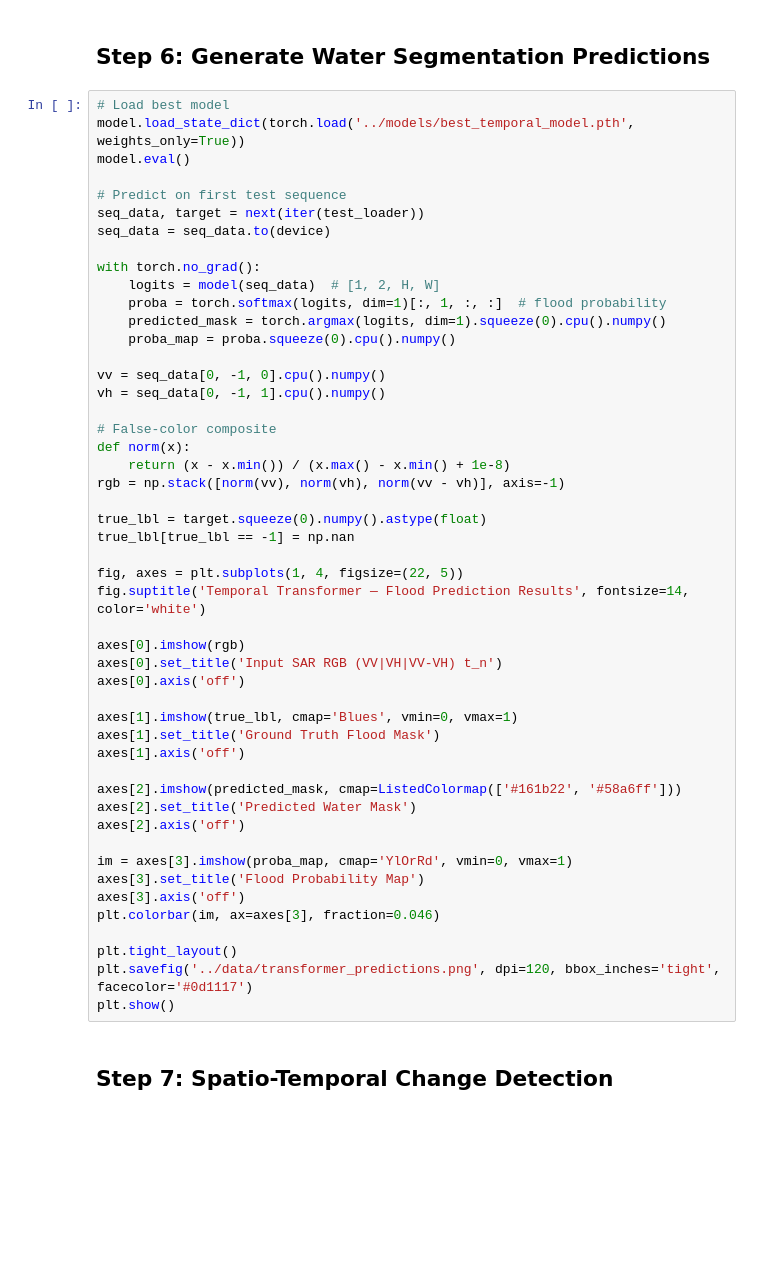
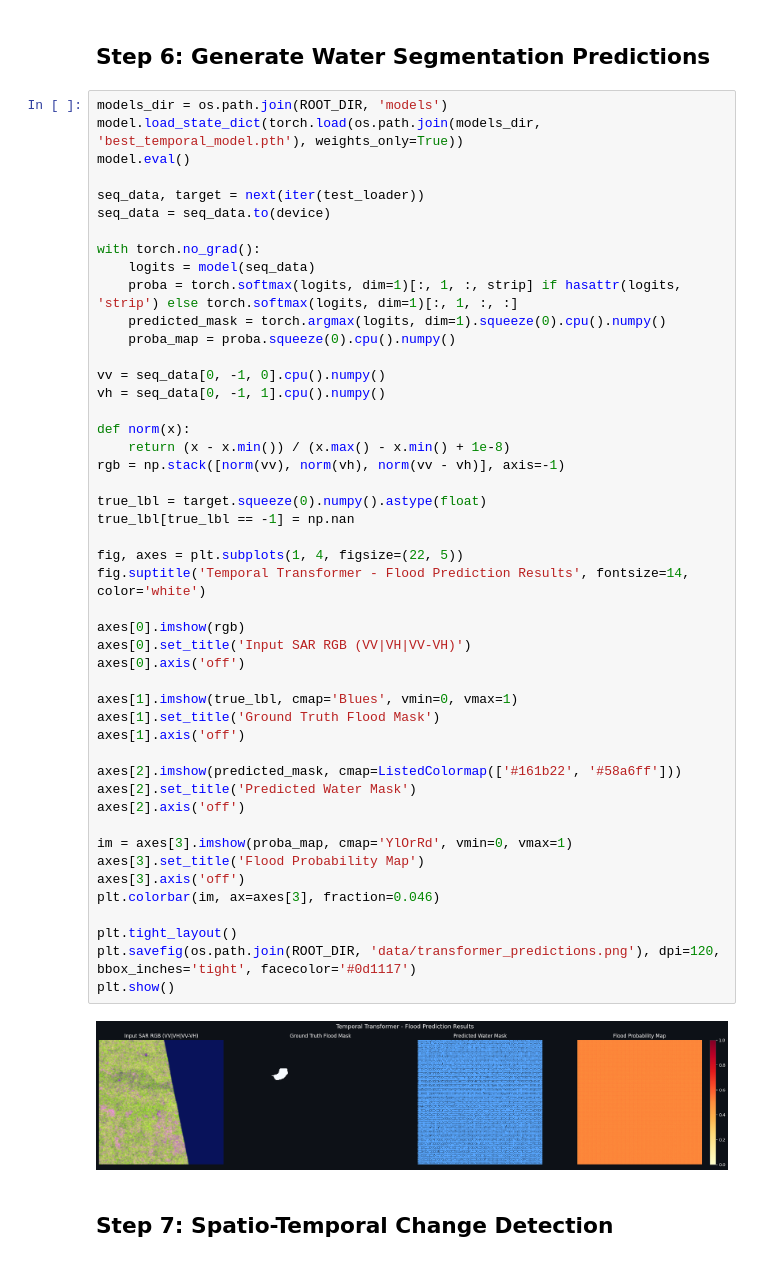
Before and after one commit to Impana2305/Sar-Spatiotemporal-Analysis, a Jupyter notebook: notebooks/07_Transformer.ipynb, the cells around one changed output. Cells and saved outputs as stored; diff of their text form; blank space fills up the shorter version.

```diff
--- a/notebooks/07_Transformer.ipynb
+++ b/notebooks/07_Transformer.ipynb
@@ -206,54 +228,54 @@ plt.show()
 # %% [markdown]
 ## Step 6: Generate Water Segmentation Predictions
 # %%
-# Load best model
-model.load_state_dict(torch.load('../models/best_temporal_model.pth', weights_only=True))
+models_dir = os.path.join(ROOT_DIR, 'models')
+model.load_state_dict(torch.load(os.path.join(models_dir, 'best_temporal_model.pth'), weights_only=True))
 model.eval()
 
-# Predict on first test sequence
 seq_data, target = next(iter(test_loader))
 seq_data = seq_data.to(device)
 
 with torch.no_grad():
-    logits = model(seq_data)  # [1, 2, H, W]
-    proba = torch.softmax(logits, dim=1)[:, 1, :, :]  # flood probability
+    logits = model(seq_data)
+    proba = torch.softmax(logits, dim=1)[:, 1, :, strip] if hasattr(logits, 'strip') else torch.softmax(logits, dim=1)[:, 1, :, :]
     predicted_mask = torch.argmax(logits, dim=1).squeeze(0).cpu().numpy()
     proba_map = proba.squeeze(0).cpu().numpy()
 
 vv = seq_data[0, -1, 0].cpu().numpy()
 vh = seq_data[0, -1, 1].cpu().numpy()
 
-# False-color composite
 def norm(x):
     return (x - x.min()) / (x.max() - x.min() + 1e-8)
 rgb = np.stack([norm(vv), norm(vh), norm(vv - vh)], axis=-1)
 
 true_lbl = target.squeeze(0).numpy().astype(float)
 true_lbl[true_lbl == -1] = np.nan
 
 fig, axes = plt.subplots(1, 4, figsize=(22, 5))
-fig.suptitle('Temporal Transformer — Flood Prediction Results', fontsize=14, color='white')
+fig.suptitle('Temporal Transformer - Flood Prediction Results', fontsize=14, color='white')
 
 axes[0].imshow(rgb)
-axes[0].set_title('Input SAR RGB (VV|VH|VV-VH) t_n')
+axes[0].set_title('Input SAR RGB (VV|VH|VV-VH)')
 axes[0].axis('off')
 
 axes[1].imshow(true_lbl, cmap='Blues', vmin=0, vmax=1)
 axes[1].set_title('Ground Truth Flood Mask')
 axes[1].axis('off')
 
 axes[2].imshow(predicted_mask, cmap=ListedColormap(['#161b22', '#58a6ff']))
 axes[2].set_title('Predicted Water Mask')
 axes[2].axis('off')
 
 im = axes[3].imshow(proba_map, cmap='YlOrRd', vmin=0, vmax=1)
 axes[3].set_title('Flood Probability Map')
 axes[3].axis('off')
 plt.colorbar(im, ax=axes[3], fraction=0.046)
 
 plt.tight_layout()
-plt.savefig('../data/transformer_predictions.png', dpi=120, bbox_inches='tight', facecolor='#0d1117')
+plt.savefig(os.path.join(ROOT_DIR, 'data/transformer_predictions.png'), dpi=120, bbox_inches='tight', facecolor='#0d1117')
 plt.show()
+# %% [output]
+[figure, added]
 # %% [markdown]
 ## Step 7: Spatio-Temporal Change Detection
 # %%
```
Also changed, not shown: parts of 8 cells of this notebook, 23 other files.
